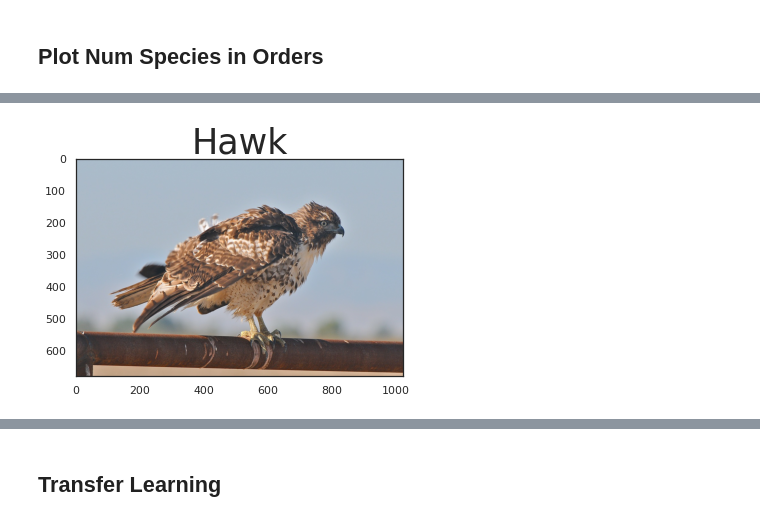
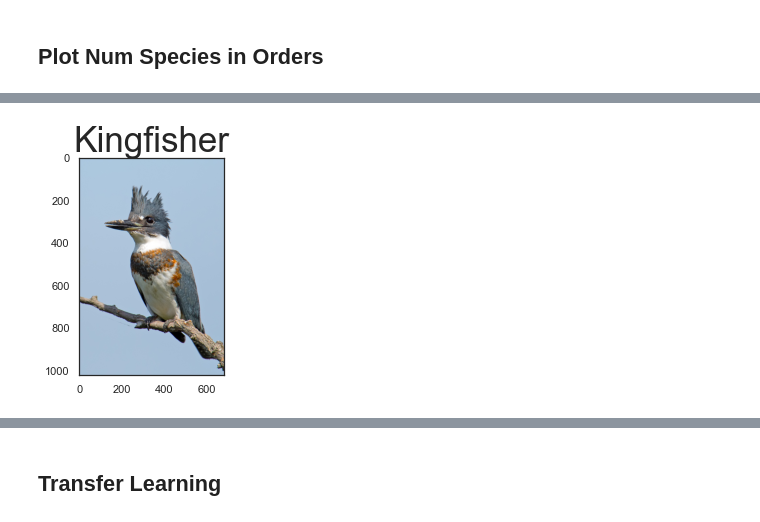
Before and after one commit to cwong690/Birdex, a Jupyter notebook: eda_readme.ipynb, the cells around one changed output, grey strips where cells are left out. Drawn from its saved outputs; the diff is of its cells as text; code cells hidden in the pictures.

Commit message:
add comparison images

```diff
--- a/eda_readme.ipynb
+++ b/eda_readme.ipynb
@@ -200,7 +184,7 @@ img_bytes = BytesIO(obj['Body'].read())
 waterfowl1 = Image.open(img_bytes)
 
 # grab hawk image
-obj = s3.get_object(Bucket=bucket, Key=f'images/0860/9593362c9fe54d1297356000a11f6aa5.jpg')
+obj = s3.get_object(Bucket=bucket, Key=f'images/0860/06ee624059cc4dd4819a78d30b3504f5.jpg')
 img_bytes = BytesIO(obj['Body'].read())
 woodwarbler1 = Image.open(img_bytes)
 
@@ -210,7 +194,7 @@ img_bytes = BytesIO(obj['Body'].read())
 blackbird1 = Image.open(img_bytes)
 
 # grab finch image
-obj = s3.get_object(Bucket=bucket, Key=f'images/0899/77cf5ac8c6b243509384657586229871.jpg')
+obj = s3.get_object(Bucket=bucket, Key=f'images/0900/04d89fdf08a74d138af1bf0bacd4c4bc.jpg')
 img_bytes = BytesIO(obj['Body'].read())
 newworldsparrow1 = Image.open(img_bytes)
 
@@ -223,9 +207,39 @@ grosbeak1 = Image.open(img_bytes)
 obj = s3.get_object(Bucket=bucket, Key=f'images/0700/0133dc8543f44c1fbb5a7941a286b1db.jpg')
 img_bytes = BytesIO(obj['Body'].read())
 hawk1 = Image.open(img_bytes)
+
+# grab finch image
+obj = s3.get_object(Bucket=bucket, Key=f'images/0825/00c276291d6b45bc96f9dbd98b2e9a98.jpg')
+img_bytes = BytesIO(obj['Body'].read())
+nuthatch1 = Image.open(img_bytes)
+
+# grab finch image
+obj = s3.get_object(Bucket=bucket, Key=f'images/0477/b0ca97459cd54852b6feb72a8cd40ac1.jpg')
+img_bytes = BytesIO(obj['Body'].read())
+anhinga1 = Image.open(img_bytes)
+
+# grab finch image
+obj = s3.get_object(Bucket=bucket, Key=f'images/0857/e30a1f53653f4384ba4813cd85fa274a.jpg')
+img_bytes = BytesIO(obj['Body'].read())
+pipit1 = Image.open(img_bytes)
+
+# grab finch image
+obj = s3.get_object(Bucket=bucket, Key=f'images/0549/ee4b42b66be2494890a0c518d203f4cc.jpg')
+img_bytes = BytesIO(obj['Body'].read())
+kingfisher1 = Image.open(img_bytes)
+
+# grab finch image
+obj = s3.get_object(Bucket=bucket, Key=f'images/0816/5087ee83581545c891e1e5c701ca1691.jpg')
+img_bytes = BytesIO(obj['Body'].read())
+titmouse1 = Image.open(img_bytes)
+
+# grab finch image
+obj = s3.get_object(Bucket=bucket, Key=f'images/0811/618c9416359b4f539bc2be43a9a6c16b.jpg')
+img_bytes = BytesIO(obj['Body'].read())
+chickadee1 = Image.open(img_bytes)
 # %%
-plt.title('Hawk',fontsize=35)
-plt.imshow(hawk1);
-plt.savefig('graphs/hawk1.png')
+plt.title('Kingfisher',fontsize=35)
+plt.imshow(kingfisher1);
+plt.savefig('graphs/comp_kingfisher.png')
 # %% [output]
-[figure, old version]
+[figure, new version]
```
Also changed, not shown: parts of 11 cells of this notebook, 10 other files.
